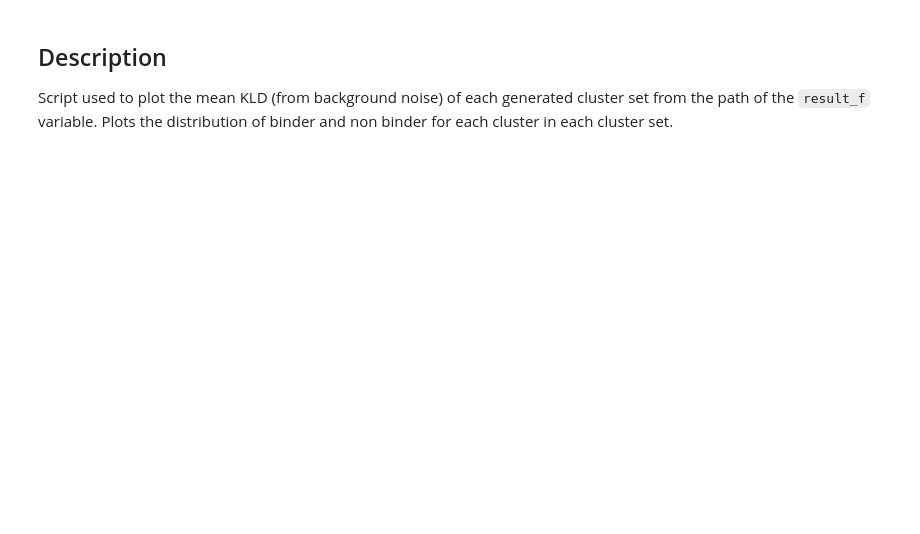
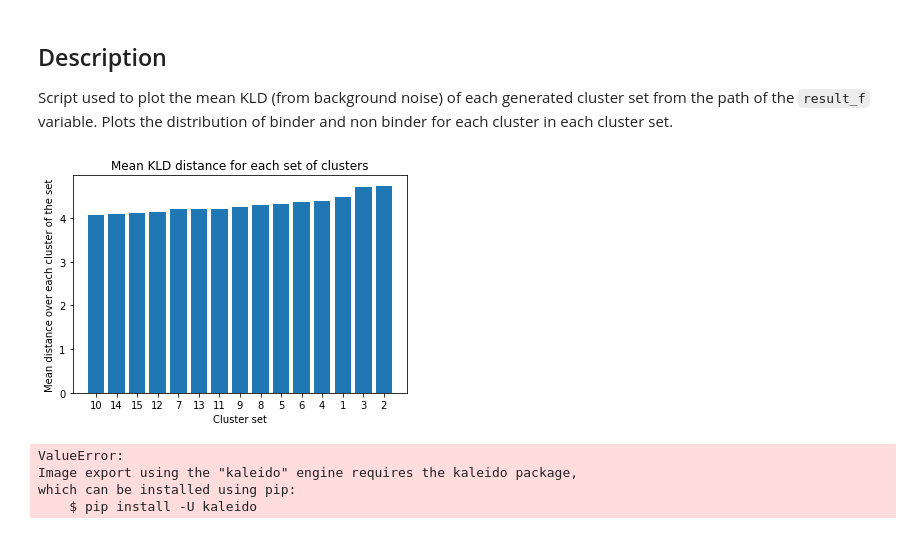
Before and after one commit to DeepRank/3D-Vac, a Jupyter notebook: src/exploration/explore_gibbs_kld.ipynb, the cells around one changed output. Cells and saved outputs as stored; diff of their text form; code cells hidden in the pictures; blank space fills up the shorter version.

```diff
--- a/src/exploration/explore_gibbs_kld.ipynb
+++ b/src/exploration/explore_gibbs_kld.ipynb
@@ -18,35 +18,37 @@ max_clusters = 15
 clusters = range(1, max_clusters+1)
 cluster_mean_kld = []
 cluster_set_cluster_kld = []
 for i in clusters:
-    result_f = open(f"/home/daqop/mountpoint_snellius/softwares/gibbscluster-2.0/run/all_hla_peptides_clusters_1_15_with_trash_l_16_j_4_2011141/res/gibbs.{i}g.out")
+    result_f = open(f"/home/daqop/mountpoint_snellius/softwares/gibbscluster-2.0/run/all_hla_peptide_anchor_representation_1_15_clusters_2795378/res/gibbs.{i}g.out")
     average_klds_lines = [line.replace("\n", "") for line in result_f if "Final KLD sum after" in line and "###" not in line]
 
     klds = []
     clusters_in_set = []
     for l in average_klds_lines:
         cluster = re.search("(?<=group\s)[0-9]*", l).group()
         kld = re.search("(?<=epochs\s-\s)[+-]?([0-9]*[.])?[0-9]*", l).group()
         klds.append(float(kld))
         clusters_in_set.append(str(cluster))
     cluster_set_cluster_kld.append(dict(zip(clusters_in_set, klds)))
     klds = np.array(klds)
     cluster_mean_kld.append(klds.mean())
 
 #convert to np.array for sorting based on indices
 cluster_mean_kld = np.array(cluster_mean_kld)
 clusters = np.array(clusters)
 
 # generate sorted indices and reorder arrays:
 sorted_indices = np.argsort(cluster_mean_kld)
 cluster_mean_kld = cluster_mean_kld[sorted_indices]
 clusters = clusters[sorted_indices]
 
 plt.bar([str(cluster) for cluster in clusters], height=cluster_mean_kld)
 plt.title("Mean KLD distance for each set of clusters")
 plt.xlabel("Cluster set")
 plt.ylabel("Mean distance over each cluster of the set")
-plt.savefig("../../reports/figures/gibbs_clusters/kld_mean_distances_l_16_j_4.svg")
+plt.savefig("../../reports/figures/gibbs_clusters/kld_mean_distances_pep_seq.svg")
+# %% [output]
+[figure, added]
 # %%
 # visualize a specific set of cluster mean
 titles_list = [
@@ -109,4 +111,9 @@ for i in range(15):
         row=i+1, col=2
     )
 fig.show()
-fig.write_image("../../reports/figures/gibbs_clusters/cluster_l_16_j_4.svg")
+fig.write_image("../../reports/figures/gibbs_clusters/cluster_peptide_representation.svg")
+# %% [output]
+ValueError:
+Image export using the "kaleido" engine requires the kaleido package,
+which can be installed using pip:
+    $ pip install -U kaleido
```
Also changed, not shown: parts of 1 cell of this notebook, 2 other files.
